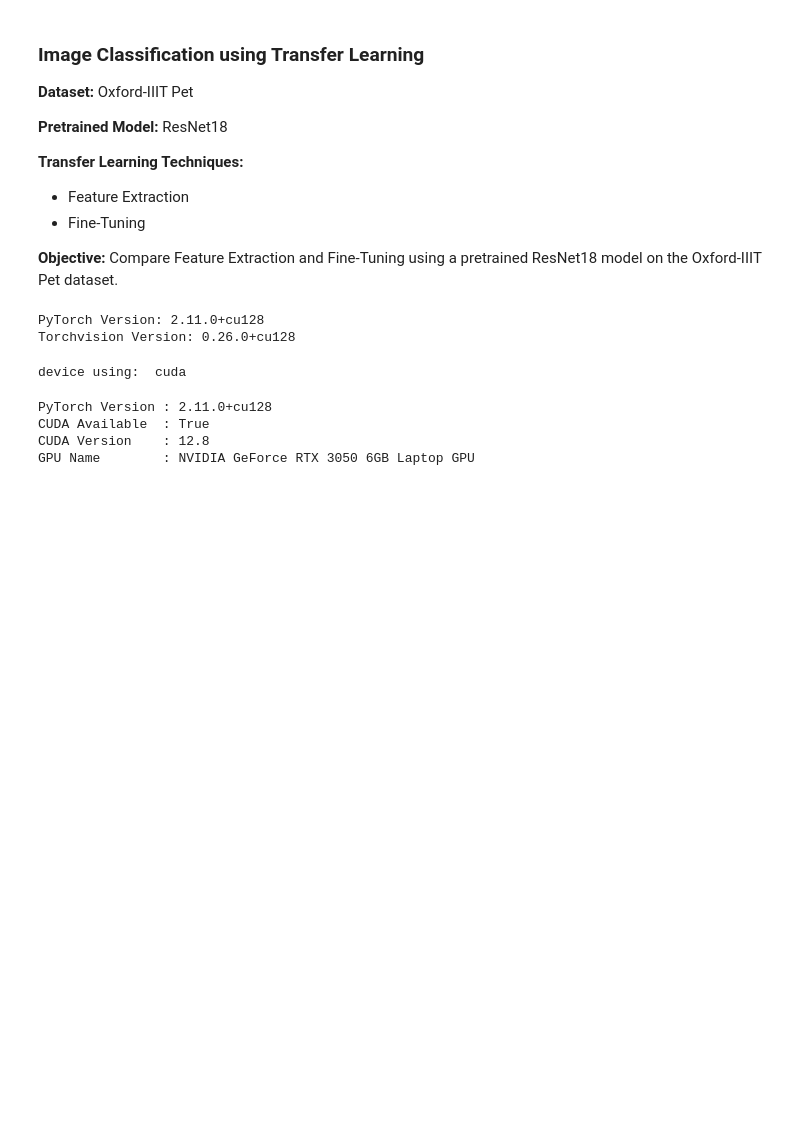
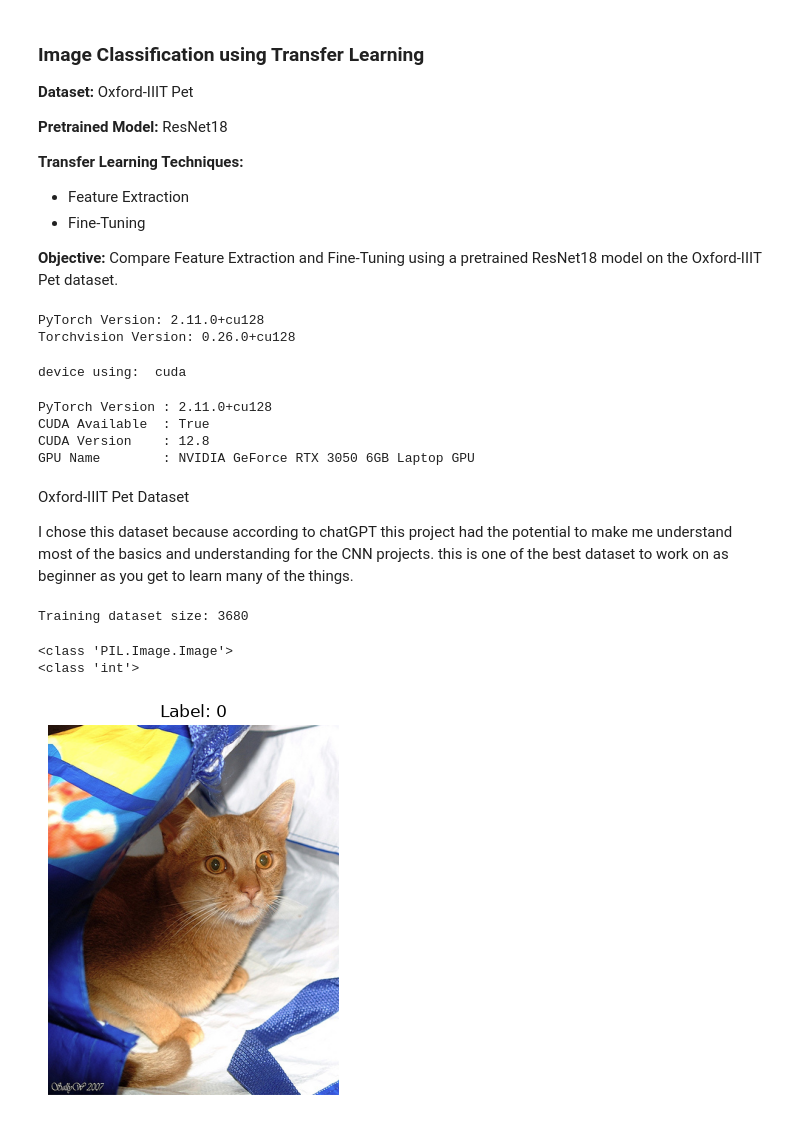
Before and after one commit to Arsh1-06/Image-Classification-Transfer-Learning, a Jupyter notebook: notebooks/Image_Classification_Transfer_Learning.ipynb, the cells around one changed output. Cells and saved outputs as stored; diff of their text form; code cells hidden in the pictures; blank space fills up the shorter version.

Commit message:
data exploration

```diff
--- a/notebooks/Image_Classification_Transfer_Learning.ipynb
+++ b/notebooks/Image_Classification_Transfer_Learning.ipynb
@@ -54,3 +56,34 @@ PyTorch Version : 2.11.0+cu128
 CUDA Available  : True
 CUDA Version    : 12.8
 GPU Name        : NVIDIA GeForce RTX 3050 6GB Laptop GPU
+# %% [markdown]
+Oxford-IIIT Pet Dataset
+
+I chose this dataset because according to chatGPT this project had the potential to make me understand most of the basics and understanding for the CNN projects. this is one of the best dataset to work on as beginner as you get to learn many of the things.
+# %%
+#now we gonna download the dataset
+train_dataset = datasets.OxfordIIITPet(
+        root = "../data", #this is the path where the dataset will be downloaded because lets keep it organised
+        split = "trainval", #we want the trainig and validation data
+        target_types = "category", #we want the category of the image
+        download = True
+)
+# %%
+print("Training dataset size:", len(train_dataset))
+#this is to check the training sample data size
+# %% [output]
+Training dataset size: 3680
+# %%
+image ,label = train_dataset[0] #this is to check the first image and its label
+print(type(image))
+print(type(label))
+# %% [output]
+<class 'PIL.Image.Image'>
+<class 'int'>
+# %%
+plt.imshow(image) #this is to show the image
+plt.title(f"Label: {label}") #this is to show the label of the image
+plt.axis("off") #this is to remove the axis from the image
+plt.show() #this is to show the image
+# %% [output]
+[figure, added]
```
Also changed, not shown: parts of 2 cells of this notebook.
